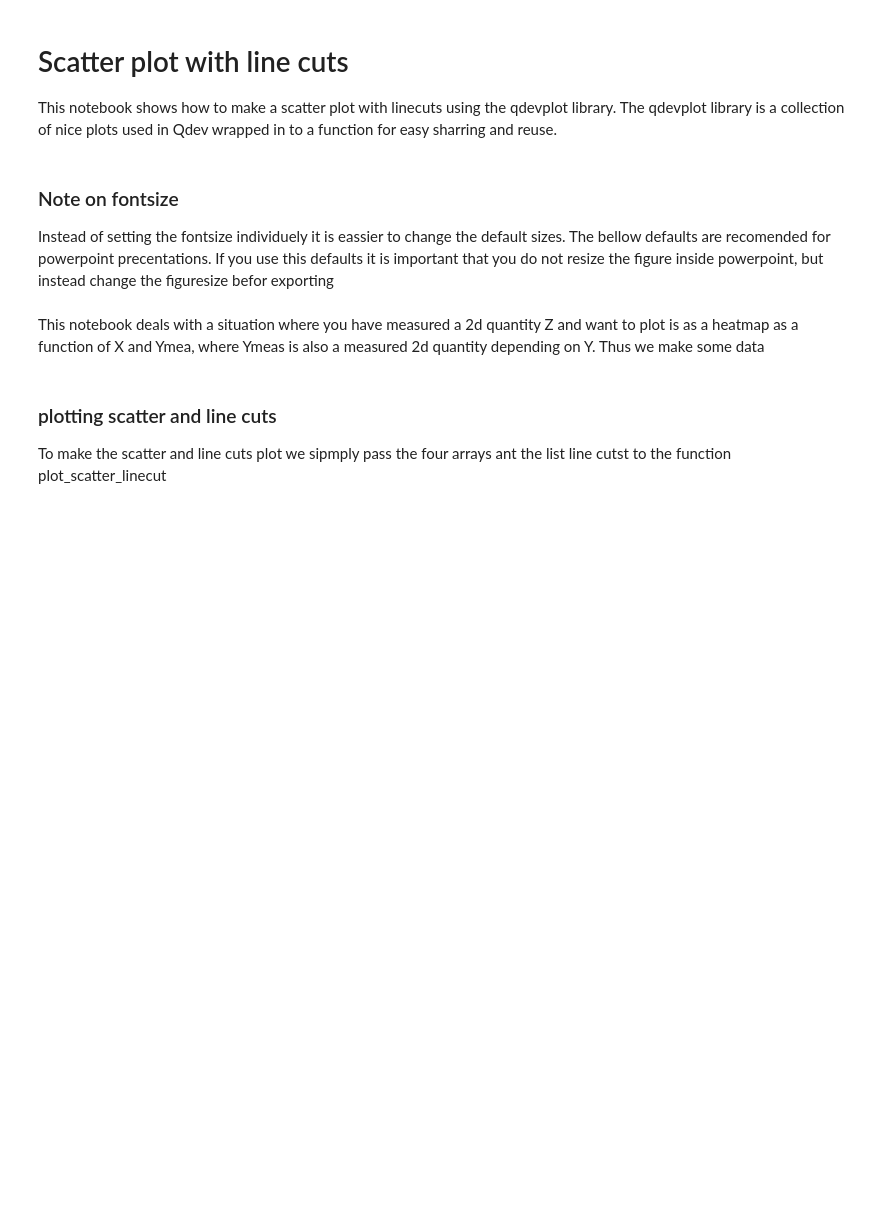
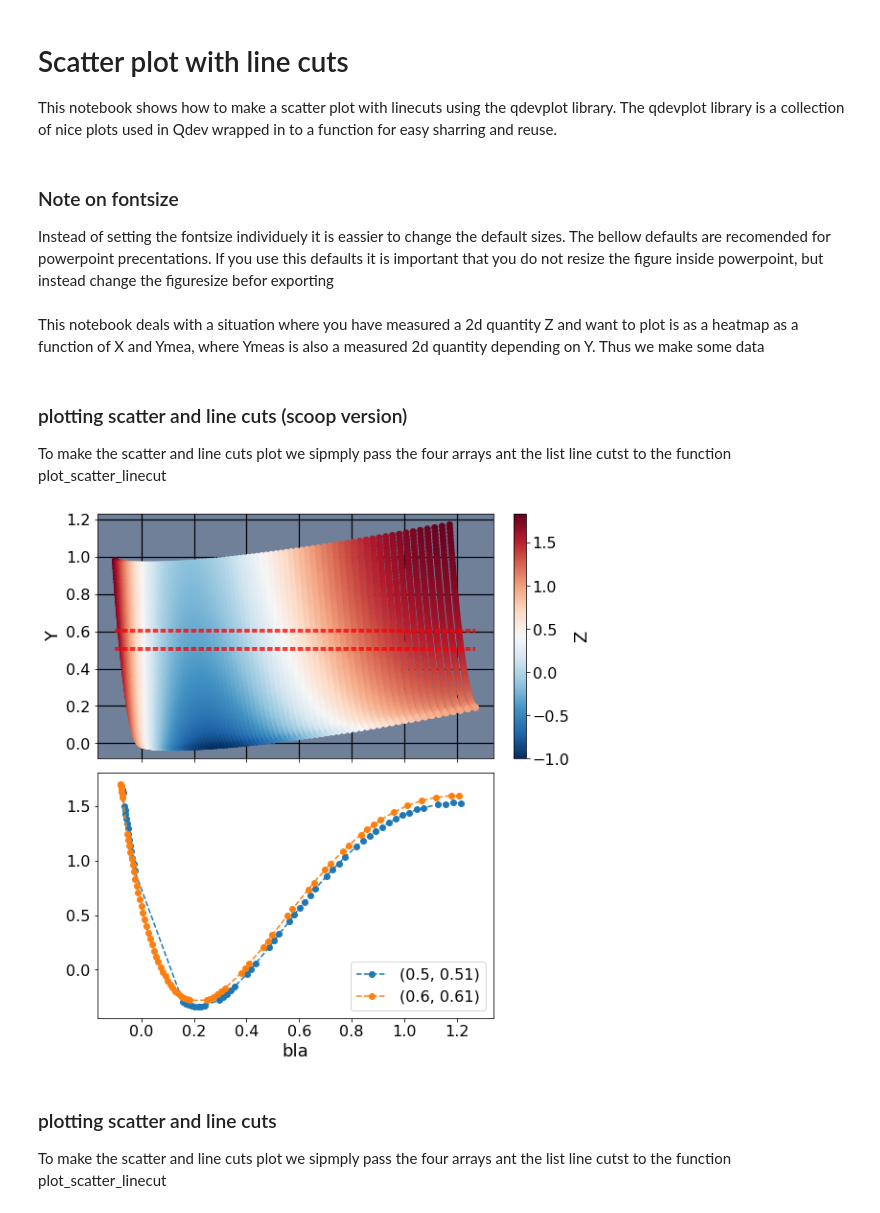
Before and after one commit to qdev-dk/QDevPlot, a Jupyter notebook: docs/example_notebooks/scatter_plot.ipynb, the cells around one changed output. Cells and saved outputs as stored; diff of their text form; code cells hidden in the pictures; blank space fills up the shorter version.

```diff
--- a/docs/example_notebooks/scatter_plot.ipynb
+++ b/docs/example_notebooks/scatter_plot.ipynb
@@ -29,4 +31,12 @@ z = np.cos(xx*2*np.pi)+np.sin(yy)
 Ymeas = yy**2 - 0.1*xx + 0.3*xx**3
+# %% [markdown]
+### plotting scatter and line cuts (scoop version)
+
+To make the scatter and line cuts plot we sipmply pass the four arrays ant the list  line cutst to the function plot_scatter_linecut
+# %%
+ax1, cb, ax2 = qp.plot_scatter_linescoop(x, y, z, ymeas=Ymeas, xmeas=Xmeas, ivallist =[(0.5,0.51),(0.6,0.61)], x_label='bla')
+# %% [output]
+[figure, added]
 # %% [markdown]
 ### plotting scatter and line cuts
 
```
Also changed, not shown: parts of 10 cells of this notebook.
